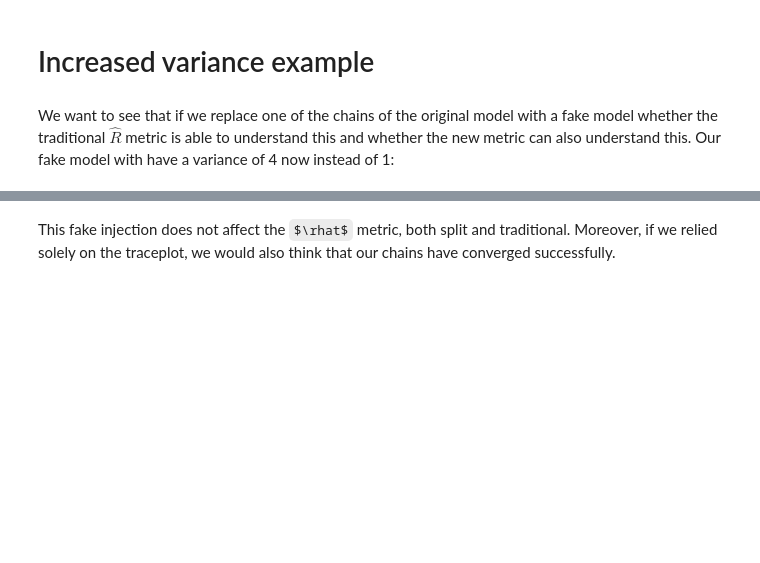
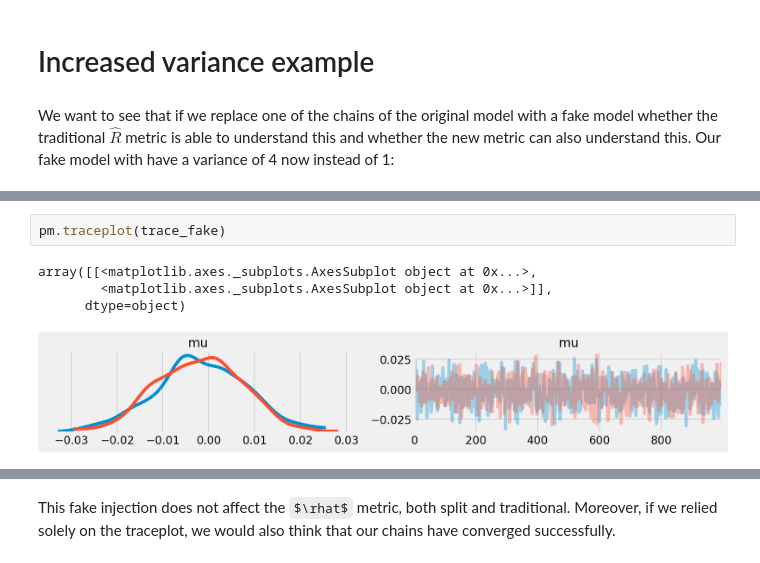
Before and after one commit to icweaver/pyHat, a Jupyter notebook: codes/toymodel_gaussian.ipynb, the cells around one changed output, grey strips where cells are left out. Drawn from its saved outputs; the diff is of its cells as text; some formulas as TeX source; blank space fills up the shorter version.

```diff
--- a/codes/toymodel_gaussian.ipynb
+++ b/codes/toymodel_gaussian.ipynb
@@ -112,6 +113,13 @@ Auto-assigning NUTS sampler...
 Initializing NUTS using jitter+adapt_diag...
 Multiprocess sampling (2 chains in 4 jobs)
 NUTS: [mu]
+# %%
+pm.traceplot(trace_fake)
+# %% [output]
+array([[<matplotlib.axes._subplots.AxesSubplot object at 0x...>,
+        <matplotlib.axes._subplots.AxesSubplot object at 0x...>]],
+      dtype=object)
+[figure, added]
 # %%
 # extract trace array from pymc3's MultiTrace object
 trace_dvar = np.array(trace.get_values(params[0], combine=False))
```
Also changed, not shown: parts of 65 cells of this notebook, 1 other file.
